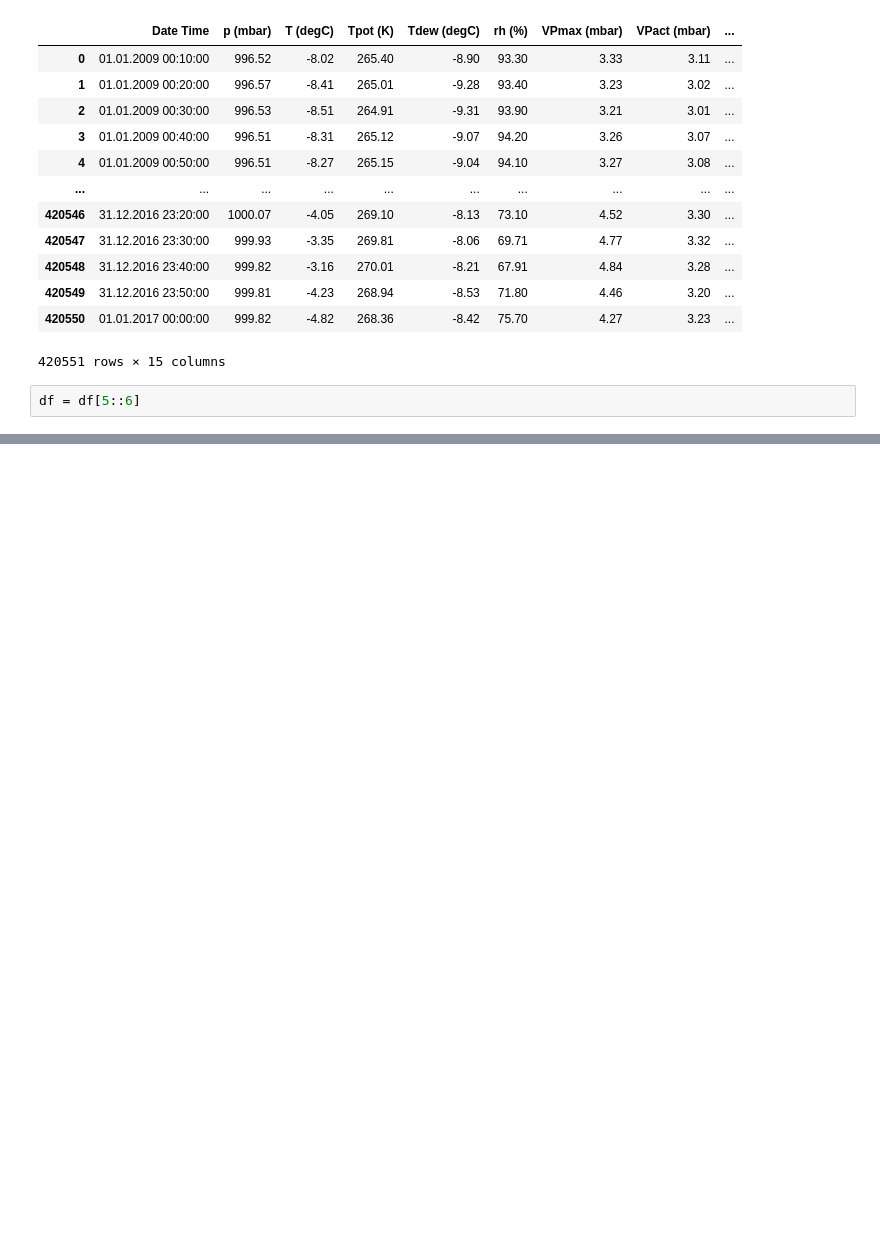
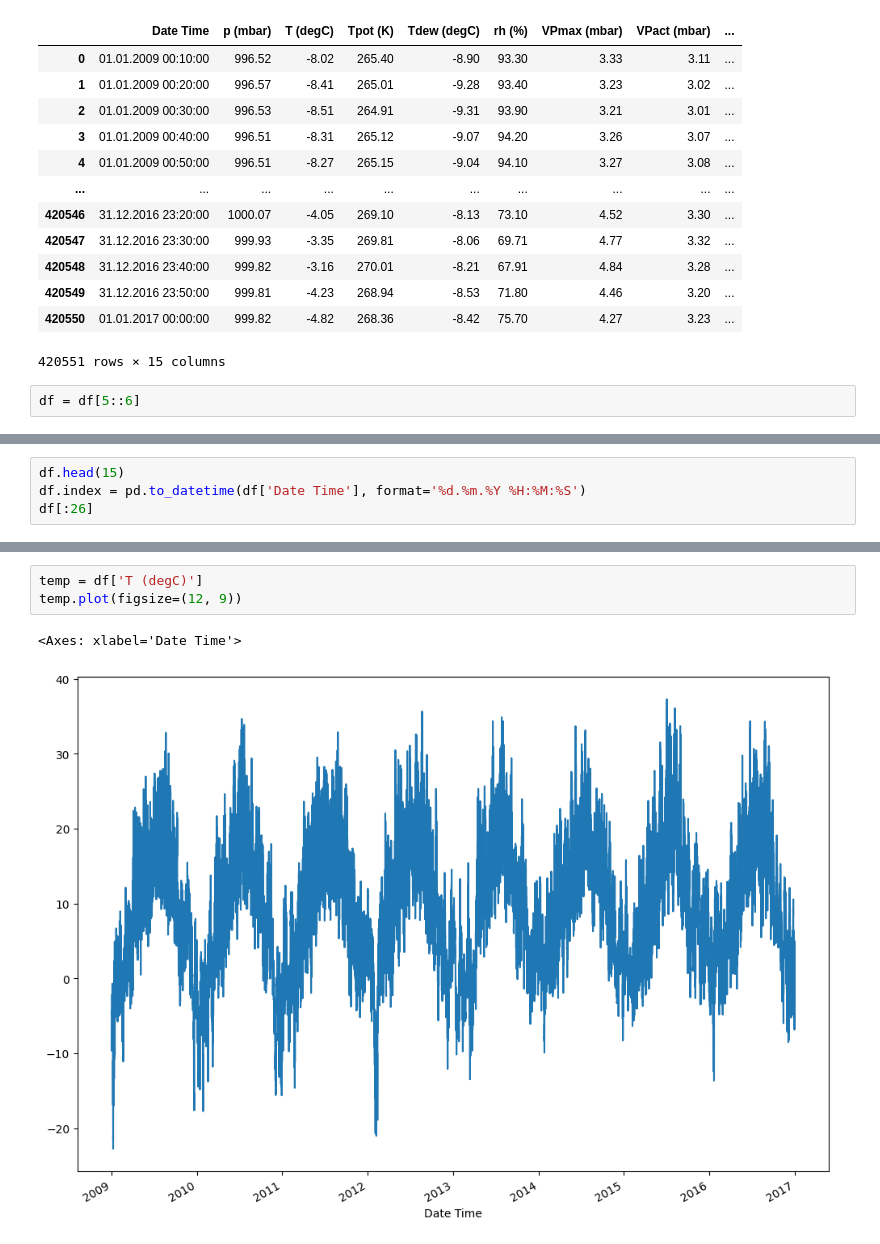
Before and after one commit to DolapoSalim/Numpy-Keras-Seaborn-and-LSTM, a Jupyter notebook: running_vscode_on_collab.ipynb, the cells around one changed output, grey strips where cells are left out. Saved outputs shown, nothing was run; the diff lists cells and outputs as text; blank space fills up the shorter version.

```diff
--- a/running_vscode_on_collab.ipynb
+++ b/running_vscode_on_collab.ipynb
@@ -41,0 +33,4 @@ df.head()
+# %%
+df.head(15)
+df.index = pd.to_datetime(df['Date Time'], format='%d.%m.%Y %H:%M:%S')
+df[:26]
@@ -41,0 +56,6 @@ df.head()
+# %%
+temp = df['T (degC)']
+temp.plot(figsize=(12, 9))
+# %% [output]
+<Axes: xlabel='Date Time'>
+[figure, added]
```
Also changed, not shown: parts of 2 cells of this notebook.
